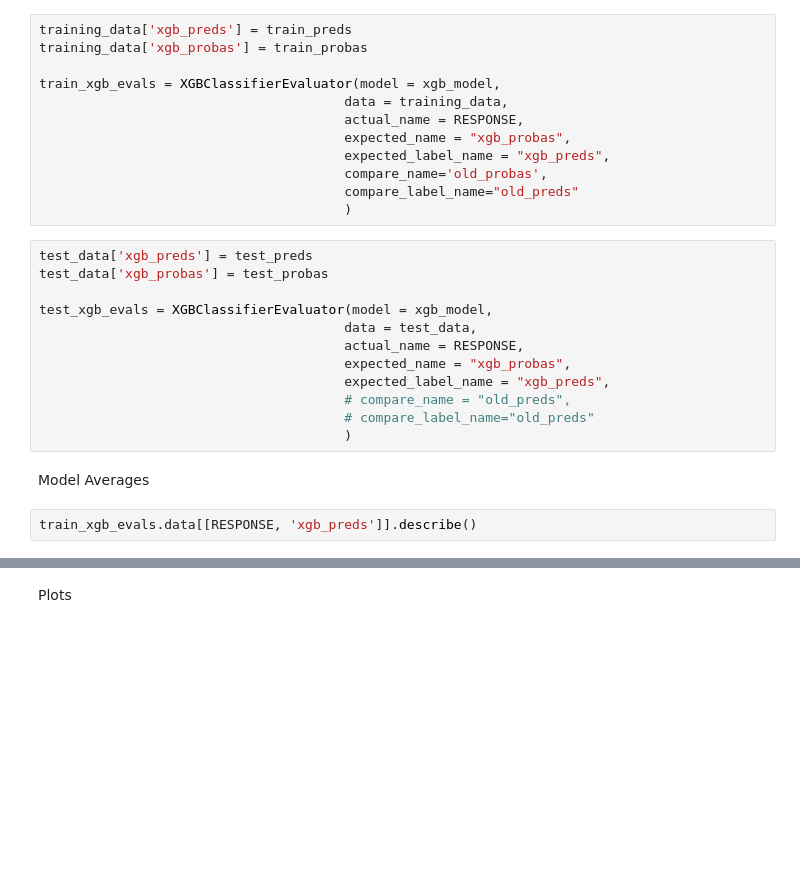
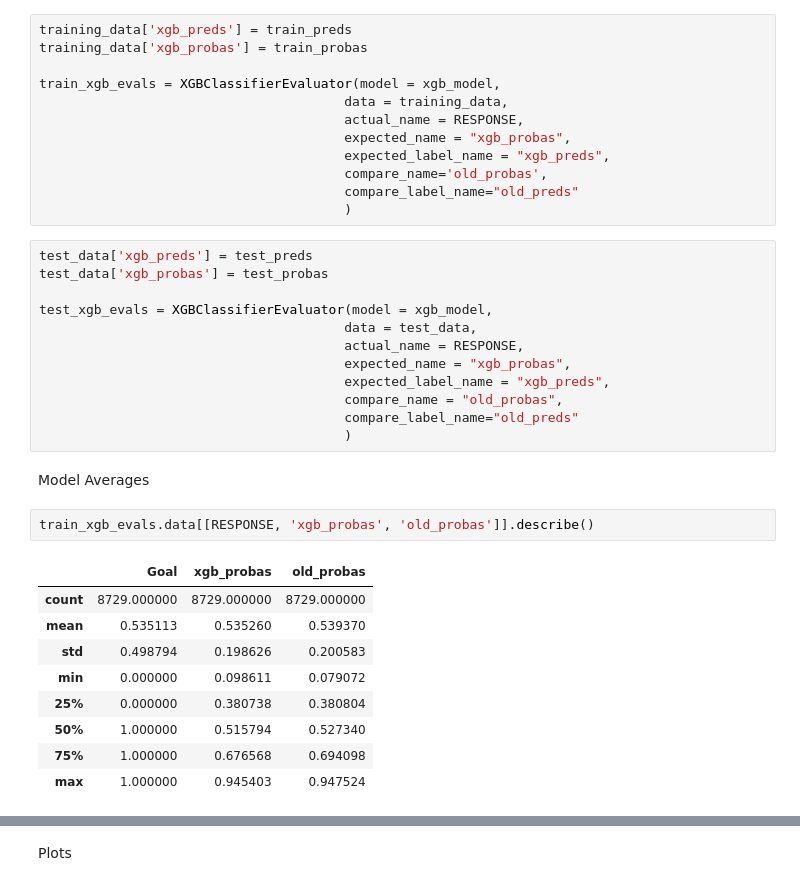
Before and after one commit to ciaran-grant/expected-score-model, a Jupyter notebook: notebooks/set_shots/goals/model_evaluation.ipynb, the cells around one changed output, grey strips where cells are left out. Saved outputs shown, nothing was run; the diff lists cells and outputs as text; blank space fills up the shorter version.

```diff
--- a/notebooks/set_shots/goals/model_evaluation.ipynb
+++ b/notebooks/set_shots/goals/model_evaluation.ipynb
@@ -218,11 +154,21 @@ test_xgb_evals = XGBClassifierEvaluator(model = xgb_model,
                                        actual_name = RESPONSE,
                                        expected_name = "xgb_probas",
                                        expected_label_name = "xgb_preds",
-                                       # compare_name = "old_preds",
-                                       # compare_label_name="old_preds"
+                                       compare_name = "old_probas",
+                                       compare_label_name="old_preds"
                                        )
 # %% [markdown]
 Model Averages
 # %%
-train_xgb_evals.data[[RESPONSE, 'xgb_preds']].describe()
+train_xgb_evals.data[[RESPONSE, 'xgb_probas', 'old_probas']].describe()
+# %% [output]
+|  | Goal | xgb_probas | old_probas |
+| count | 8729.000000 | 8729.000000 | 8729.000000 |
+| mean | 0.535113 | 0.535260 | 0.539370 |
+| std | 0.498794 | 0.198626 | 0.200583 |
+| min | 0.000000 | 0.098611 | 0.079072 |
+| 25% | 0.000000 | 0.380738 | 0.380804 |
+| 50% | 1.000000 | 0.515794 | 0.527340 |
+| 75% | 1.000000 | 0.676568 | 0.694098 |
+| max | 1.000000 | 0.945403 | 0.947524 |
 # %%
```
Also changed, not shown: parts of 15 cells of this notebook, 6 other files.
